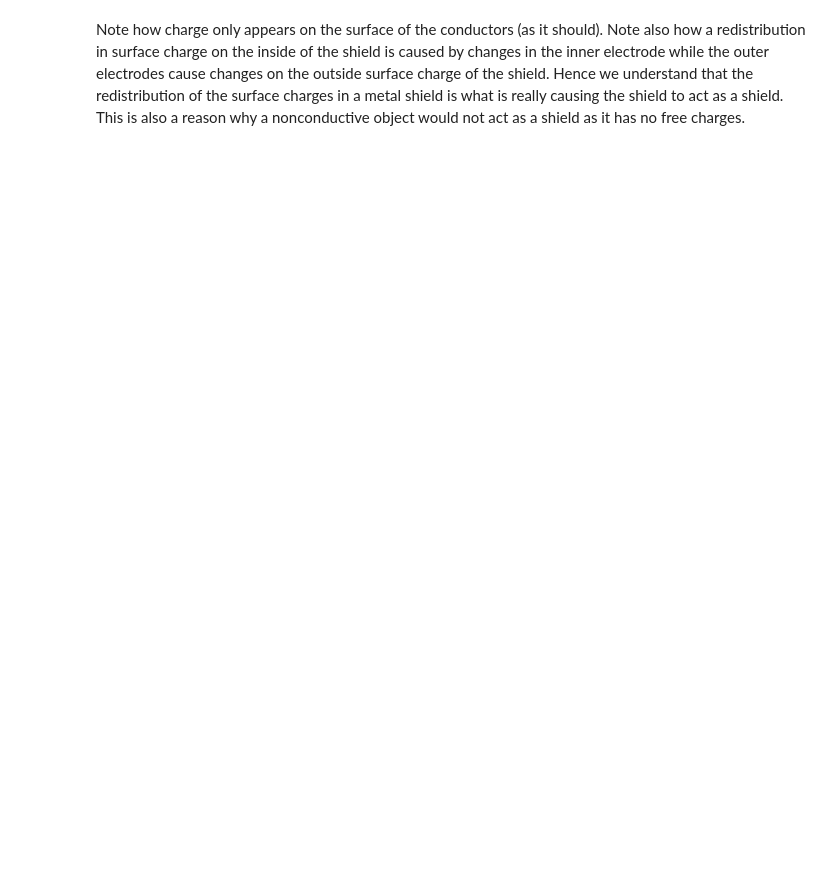
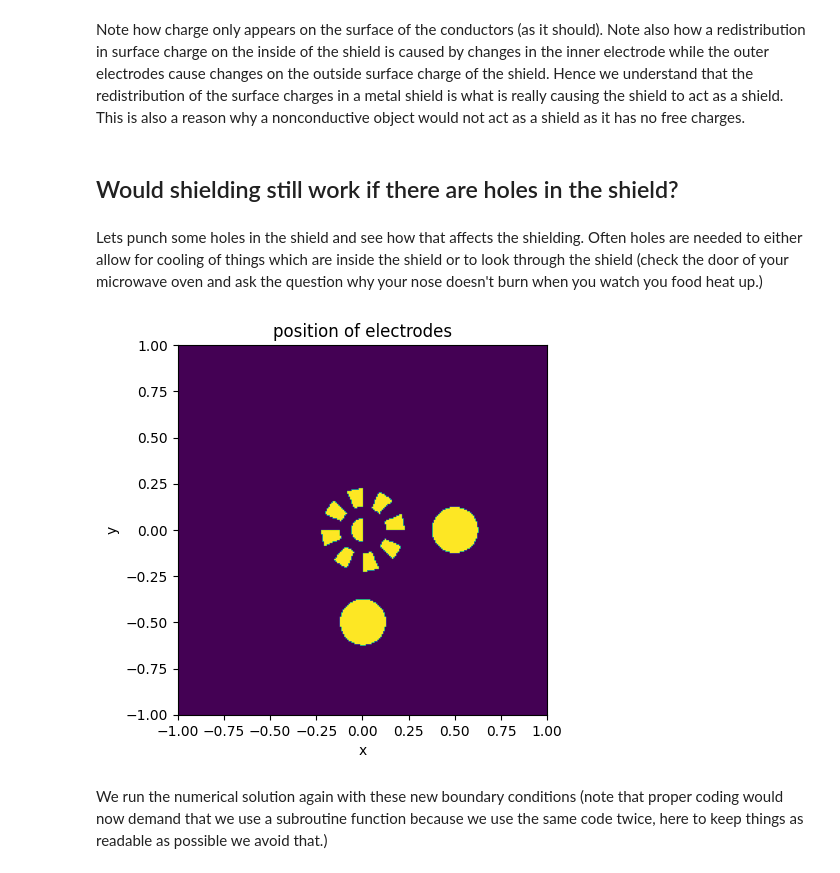
Before and after one commit to joverbee/electromagnetism_course, a Jupyter notebook: shielding.ipynb, the cells around one changed output. Drawn from its saved outputs; the diff is of its cells as text; code cells hidden in the pictures; blank space fills up the shorter version.

Commit message:
extended shielding with holes

```diff
--- a/shielding.ipynb
+++ b/shielding.ipynb
@@ -137,2 +137,29 @@ plt.axis('square')
 # %% [markdown]
 Note how charge only appears on the surface of the conductors (as it should). Note also how a redistribution in surface charge on the inside of the shield is caused by changes in the inner electrode while the outer electrodes cause changes on the outside surface charge of the shield. Hence we understand that the redistribution of the surface charges in a metal shield is what is really causing the shield to act as a shield. This is also a reason why a nonconductive object would not act as a shield as it has no free charges.
+# %% [markdown]
+## Would shielding still work if there are holes in the shield?
+# %% [markdown]
+Lets punch some holes in the shield and see how that affects the shielding. Often holes are needed to either allow for cooling of things which are inside the shield or to look through the shield (check the door of your microwave oven and ask the question why your nose doesn't burn when you watch you food heat up.)
+# %%
+theta=np.arctan2(x2d,y2d) #polar coordinate
+n=8
+holes=np.sin(n*theta)>0 #binary pattern
+electrode2=electrode2*holes #only keep the shield if the hole pattern is 1 (logical AND between shield and hole, here expressed a a multiplication of things that can either be 0 or 1)
+
+#redefine what is electrode and what is vacuum
+allelectrode=electrode1+electrode2+electrode3+electrode4
+vac=allelectrode<1 #logic function defining the vacuum region where no electrodes are present
+v=v1*electrode1+v2*electrode2+v3*electrode3+v4*electrode4 #potential boundary conditions=known constant potential on the electrodes
+idelectrode=np.where(vac==0) #index for all points that contain electrodes
+idvac=np.where(vac==1) #index for all points in vacuum
+# %%
+plt.imshow(allelectrode,extent=[-xmax,xmax,-xmax,xmax])
+plt.axis('square')
+plt.title('position of electrodes')
+plt.xlabel('x')
+plt.ylabel('y')
+plt.show()
+# %% [output]
+[figure, added]
+# %% [markdown]
+We run the numerical solution again with these new boundary conditions (note that proper coding would now demand that we use a subroutine function because we use the same code twice, here to keep things as readable as possible we avoid that.)
```
Also changed, not shown: parts of 9 cells of this notebook, 1 other file.
